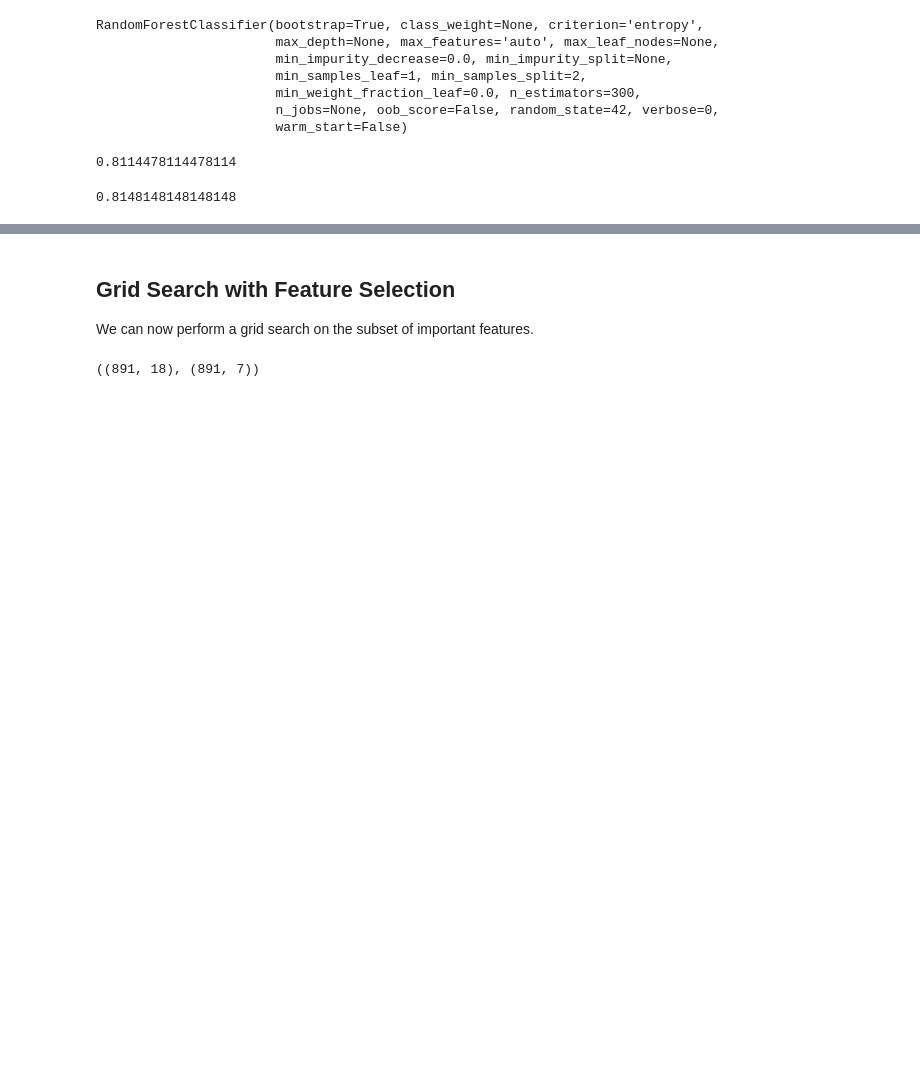
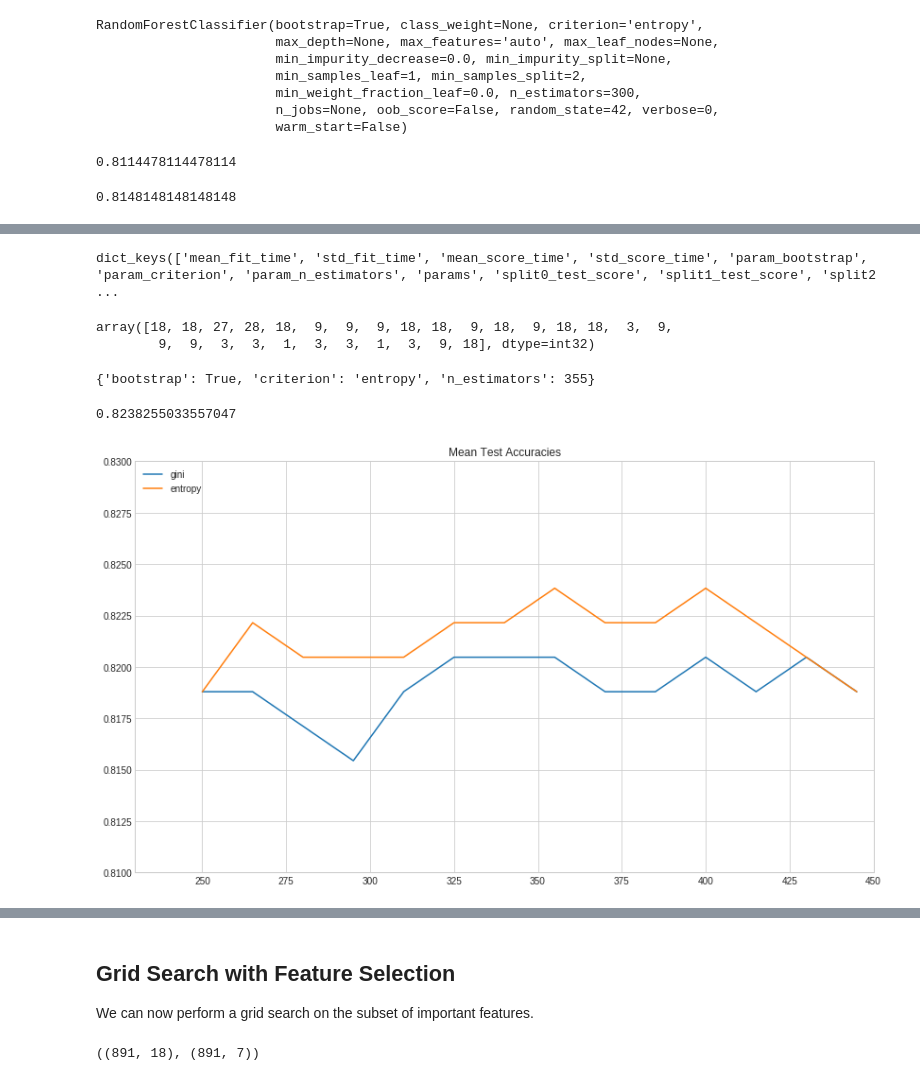
Before and after one commit to BigBangData/TitanicSurvival, a Jupyter notebook: TitanicPredictions_v2.ipynb, the cells around one changed output, grey strips where cells are left out. Saved outputs shown, nothing was run; the diff lists cells and outputs as text; code cells hidden in the pictures; blank space fills up the shorter version.

```diff
--- a/TitanicPredictions_v2.ipynb
+++ b/TitanicPredictions_v2.ipynb
@@ -322,0 +338,6 @@ rank_test_score
+# %%
+try:
+    rf_pipeline = pickle.load(open('./rfecv_rf_pipeline.sav', 'rb'))
+except FileNotFoundError as e:
+    rf_pipeline.fit(X_train, y_train)
+    pickle.dump(rf_pipeline, open('./rfecv_rf_pipeline.sav', 'wb'))
@@ -322,0 +383,30 @@ rank_test_score
+# %%
+rf_pipeline['classifier_CSV'].cv_results_.keys()
+# %% [output]
+dict_keys(['mean_fit_time', 'std_fit_time', 'mean_score_time', 'std_score_time', 'param_bootstrap', 'param_criterion', 'param_n_estimators', 'params', 'split0_test_score', 'split1_test_score', 'split2 ...
+# %%
+rf_pipeline['classifier_CSV'].cv_results_['rank_test_score']
+# %% [output]
+array([18, 18, 27, 28, 18,  9,  9,  9, 18, 18,  9, 18,  9, 18, 18,  3,  9,
+        9,  9,  3,  3,  1,  3,  3,  1,  3,  9, 18], dtype=int32)
+# %%
+rf_pipeline['classifier_CSV'].best_params_
+# %% [output]
+{'bootstrap': True, 'criterion': 'entropy', 'n_estimators': 355}
+# %%
+rf_pipeline['classifier_CSV'].best_score_
+# %% [output]
+0.8238255033557047
+# %%
+n_estimators = list(rf_pipeline['classifier_CSV'].cv_results_['param_n_estimators'][:14])
+gini_mean_test_scores = rf_pipeline['classifier_CSV'].cv_results_['mean_test_score'][:14]
+entr_mean_test_scores = rf_pipeline['classifier_CSV'].cv_results_['mean_test_score'][14:]
+# %%
+plt.plot(n_estimators, gini_mean_test_scores, label='gini')
+plt.plot(n_estimators, entr_mean_test_scores, label='entropy')
+plt.axis([230, 450, .81, .83])
+plt.title('Mean Test Accuracies')
+plt.legend(loc='upper left')
+plt.show()#
+# %% [output]
+[figure, added]
```
Also changed, not shown: parts of 10 cells of this notebook, 1 other file.
